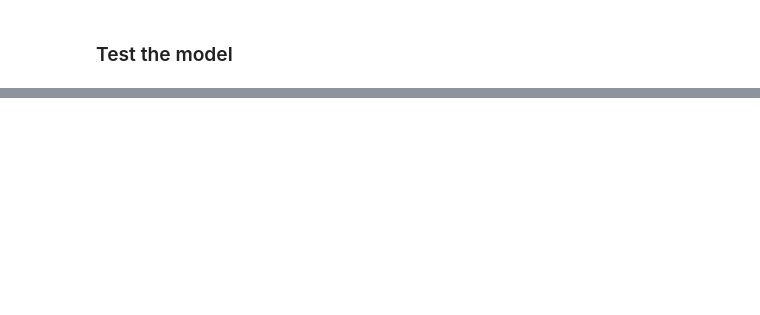
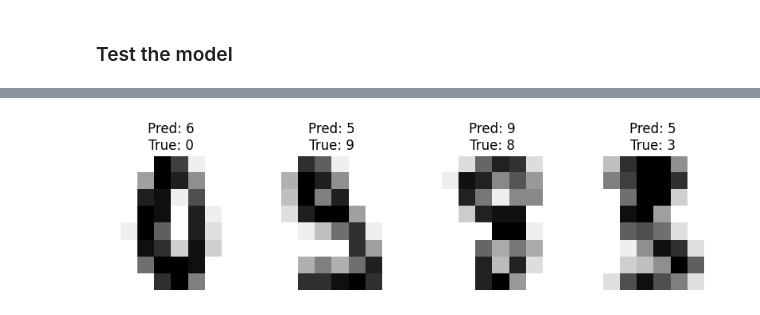
Before and after one commit to fredericstrand/INF201, a Jupyter notebook: projects/MNIST.ipynb, the cells around one changed output, grey strips where cells are left out. Drawn from its saved outputs; the diff is of its cells as text; code cells hidden in the pictures; blank space fills up the shorter version.

```diff
--- a/projects/MNIST.ipynb
+++ b/projects/MNIST.ipynb
@@ -293,0 +396,12 @@ ValueError: shapes (1437,64) and (784,64) not aligned: 64 (dim 1) != 784 (dim 0)
+# %%
+# Inspect the first 4 wrong predictions
+_, axes = plt.subplots(nrows=1, ncols=4, figsize=(10, 3))
+for i, ax in enumerate(axes):
+    wrong_idx = wrong_predictions[i]
+    ax.set_axis_off()
+    ax.imshow(X_test[wrong_idx].reshape(8, 8), cmap=plt.cm.gray_r, interpolation="nearest")
+    ax.set_title(f"Pred: {y_pred[wrong_idx]}\nTrue: {y_test_labels[wrong_idx]}")
+
+plt.show()
+# %% [output]
+[figure, added]
```
Also changed, not shown: parts of 16 cells of this notebook, 1 other file.
